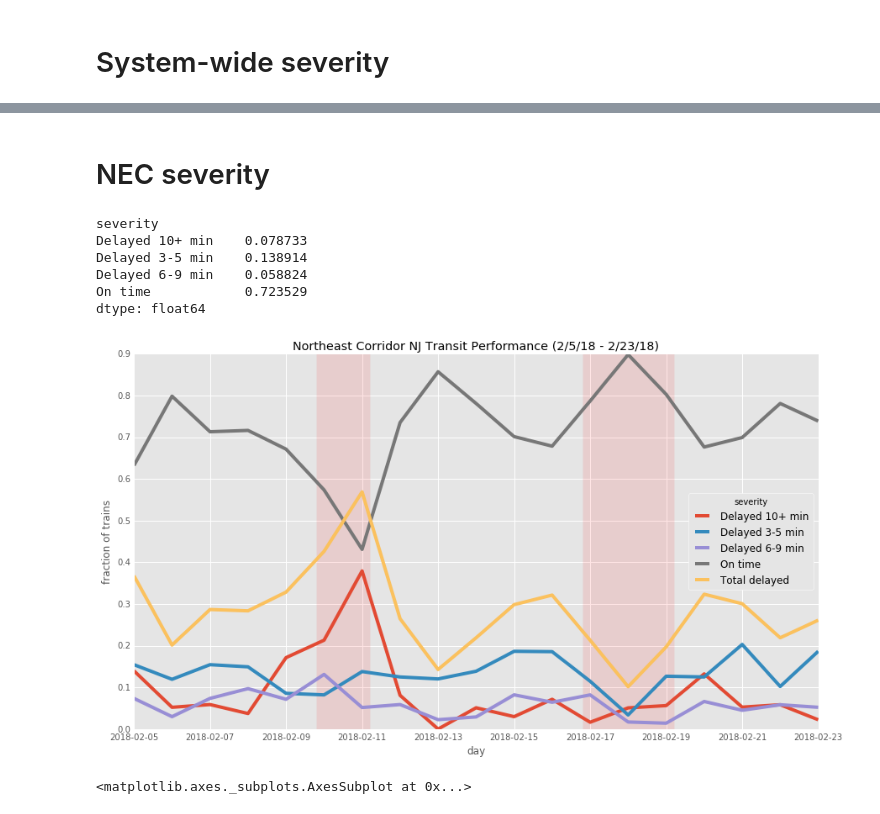
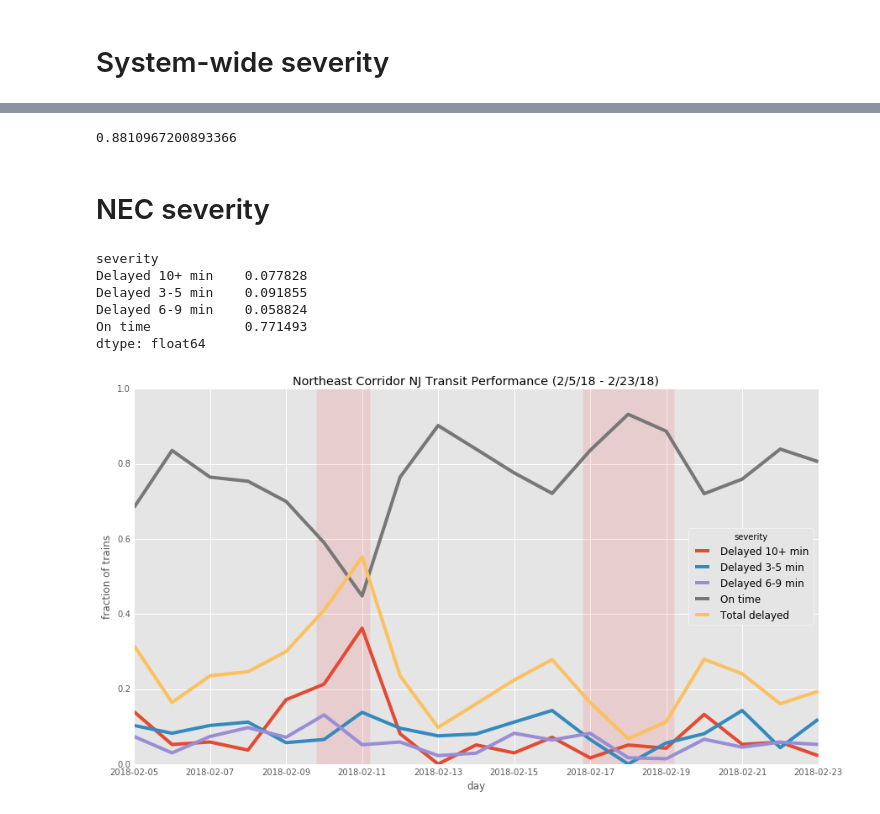
Before and after one commit to pranavbadami/njtransit, a Jupyter notebook: notebooks/analysis/system_overview.ipynb, the cells around one changed output, grey strips where cells are left out. Saved outputs shown, nothing was run; the diff lists cells and outputs as text; code cells hidden in the pictures.

Commit message:
severity analysis for various subsets of data

```diff
--- a/notebooks/analysis/system_overview.ipynb
+++ b/notebooks/analysis/system_overview.ipynb
@@ -71,12 +69,16 @@ trains_last
 # %%
 def get_severity(delay):
-    if 0 <= delay <= 2:
+    if math.isnan(delay):
+        return "Unscheduled"
+    if 0 <= delay < 3:
         return "On time"
-    if 2 < delay <= 5:
-        return "Delayed 3-5 min"
-    if 5 < delay <= 9:
-        return "Delayed 6-9 min"
-    return "Delayed 10+ min"
+    if 3 <= delay < 6:
+        return "3-5 min"
+    if 6 <= delay < 10:
+        return "6-9 min"
+    if 10 <= delay < 20:
+        return "10-20 min"
+    return "20+ min"
 # %%
 trains_last['severity'] = trains_last['delay'].apply(get_severity)
 # %%
@@ -91,18 +86,27 @@ array(['Bergen Co. Line ', 'Main Line', 'Montclair-Boonton',
 # %%
-def plot_severity(train_subset, subset_name):
+def plot_severity(train_subset, subset_name, ax=None, boxes=True):
+    train_subset = train_subset[train_subset['severity'] != 'Unscheduled'].copy()
     severity_date = train_subset.groupby(['date','severity']).size()
     severity_pcts = severity_date.groupby(level=0).apply(lambda x: x/ float(x.sum()))
     severity_pcts = severity_pcts.unstack()
     severity_pcts.fillna(0, inplace=True)
-    severity_pcts['Total delayed'] = severity_pcts['Delayed 3-5 min'] + severity_pcts['Delayed 6-9 min'] + severity_pcts['Delayed 10+ min']
-    print train_subset.groupby('severity').size()/float(len(train_subset))
-    ax = severity_pcts.plot(figsize=(13,8), title=subset_name + " NJ Transit Performance (2/5/18 - 2/23/18)")
+    exclude_cols = ['On time', 'Unscheduled']
+    sum_cols = [c for c in severity_pcts.columns if c not in exclude_cols]
+    severity_pcts['Total delayed'] = 0
+    for col in sum_cols:
+        severity_pcts['Total delayed'] = severity_pcts[col] + severity_pcts['Total delayed']
+    if ax is None:
+        ax = severity_pcts.plot(figsize=(13,8), title=subset_name + " NJ Transit Performance (2/5/18 - 2/23/18)")
+    else:
+        severity_pcts.plot(figsize=(13,8), title=subset_name + " NJ Transit Performance (2/5/18 - 2/23/18)", ax=ax)
+#         ax.plot(x=severity_pcts.index, y=['Total delayed','Delayed 3-5 min', 'Delayed 6-9 min', 'Delayed 10+ min'])
     ax.set_ylabel('fraction of trains')
     ax.set_xlabel('day')
-    patch = patches.Rectangle((4.8, 0), 1.4, 1, facecolor="red", alpha=0.1) #weekend 2/10-2/11
-    patch1 = patches.Rectangle((11.8, 0), 2.4, 1, facecolor="red", alpha=0.1) #weekend 2/17-2/19 (President's Day)
-    ax.add_patch(patch)
-    ax.add_patch(patch1)
-    return ax
+    if boxes:
+        patch = patches.Rectangle((4.8, 0), 1.4, 1, facecolor="red", alpha=0.1) #weekend 2/10-2/11
+        patch1 = patches.Rectangle((11.8, 0), 2.4, 1, facecolor="red", alpha=0.1) #weekend 2/17-2/19 (President's Day)
+        ax.add_patch(patch)
+        ax.add_patch(patch1)
+    return train_subset.groupby('severity').size()/float(len(train_subset))
 # %% [markdown]
 # System-wide severity
@@ -119,18 +167,18 @@ dtype: float64
+# %%
+1-(0.899**20)
+# %% [output]
+0.8810967200893366
 # %% [markdown]
 # NEC severity
 # %%
 nec = trains_last[trains_last['line'] == 'Northeast Corrdr'].copy()
 # %%
-ax = plot_severity(nec, "Northeast Corridor")
+plot_severity(nec, "Northeast Corridor")
 # %% [output]
 severity
-Delayed 10+ min    0.078733
-Delayed 3-5 min    0.138914
+Delayed 10+ min    0.077828
+Delayed 3-5 min    0.091855
 Delayed 6-9 min    0.058824
-On time            0.723529
+On time            0.771493
 dtype: float64
-[figure, old version]
+[figure, new version]
-# %%
-ax.annotate()
-# %% [output]
-<matplotlib.axes._subplots.AxesSubplot at 0x...>
```
Also changed, not shown: parts of 56 cells of this notebook, 1 other file.
